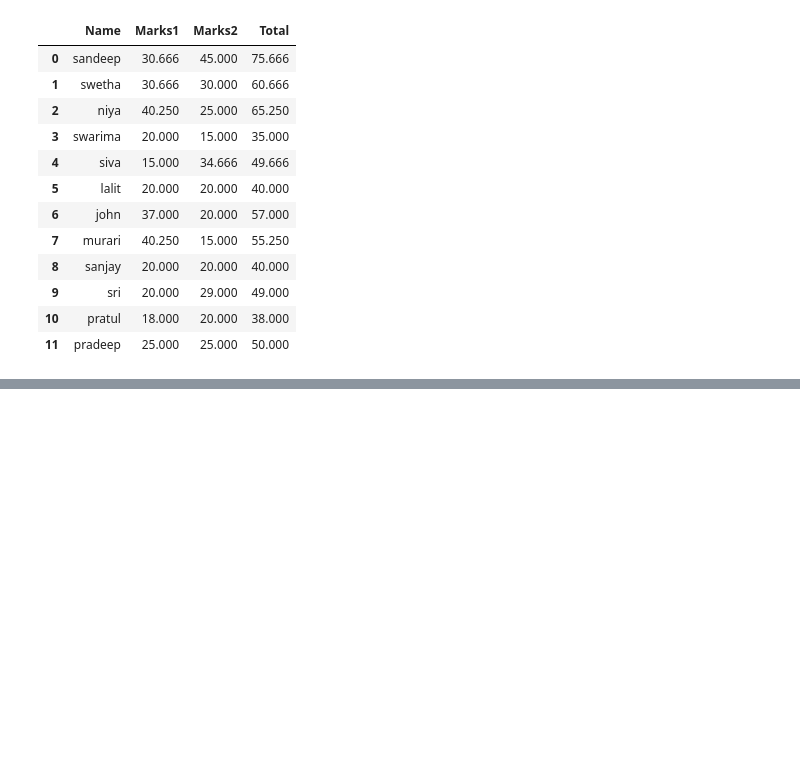
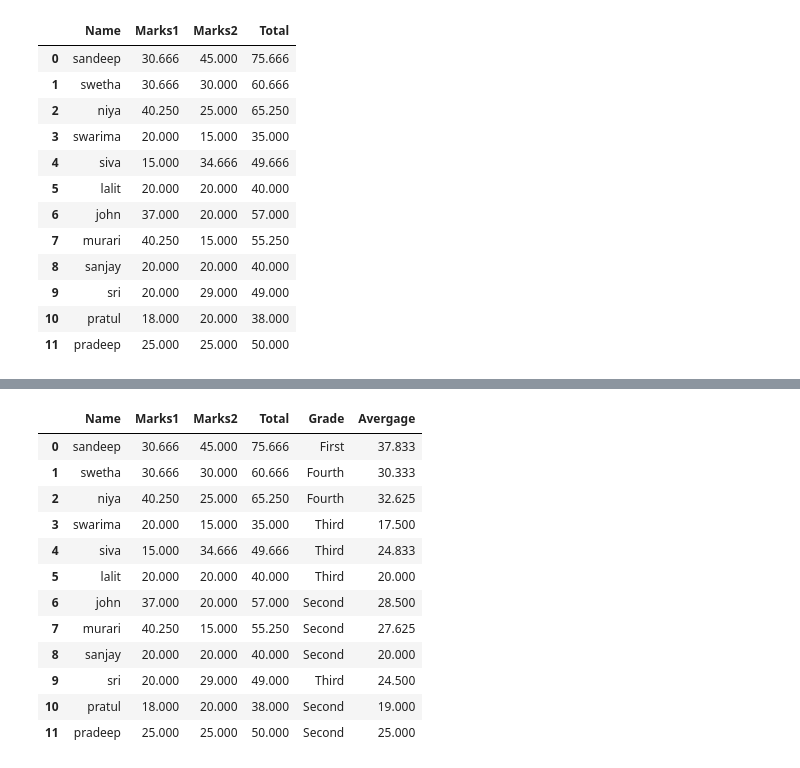
Before and after one commit to gridl/python-examples, a Jupyter notebook: pandas-basic.ipynb, the cells around one changed output, grey strips where cells are left out. Drawn from its saved outputs; the diff is of its cells as text; code cells hidden in the pictures; blank space fills up the shorter version.

Commit message:
pandas basic continue
pandas basic continue

```diff
--- a/panda-basic.ipynb
+++ b/pandas-basic.ipynb
@@ -489,7 +488,7 @@ df_iris.describe() # summary of numerical columns
 # %% [markdown]
 *** Modifying data in dataframe ***
 # %%
-df_marks = pd.read_csv('./data-files/panda/studentmarks2.csv', sep=",", header=None)
+df_marks = pd.read_csv('./data-files/pandas/studentmarks2.csv', sep=",", header=None)
 df_marks
 # %% [output]
 |  | 0 | 1 | 2 |
@@ -691,0 +693,3 @@ df_marks
+# %%
+df_marks['Grade'] = ['First','Fourth','Fourth','Third',"Third","Third","Second","Second","Second","Third","Second","Second" ]
+df_marks
@@ -691,0 +779,23 @@ df_marks
+# %%
+# Example: apply on rows
+# using the option axis=1 or axis='columns'
+# average marks of students
+def FindAvg(row):
+    return (row['Marks1']+row['Marks2'])/2
+
+df_marks['Avergage'] = df_marks.apply(FindAvg,axis=1)
+df_marks
+# %% [output]
+|  | Name | Marks1 | Marks2 | Total | Grade | Avergage |
+| 0 | sandeep | 30.666 | 45.000 | 75.666 | First | 37.833 |
+| 1 | swetha | 30.666 | 30.000 | 60.666 | Fourth | 30.333 |
+| 2 | niya | 40.250 | 25.000 | 65.250 | Fourth | 32.625 |
+| 3 | swarima | 20.000 | 15.000 | 35.000 | Third | 17.500 |
+| 4 | siva | 15.000 | 34.666 | 49.666 | Third | 24.833 |
+| 5 | lalit | 20.000 | 20.000 | 40.000 | Third | 20.000 |
+| 6 | john | 37.000 | 20.000 | 57.000 | Second | 28.500 |
+| 7 | murari | 40.250 | 15.000 | 55.250 | Second | 27.625 |
+| 8 | sanjay | 20.000 | 20.000 | 40.000 | Second | 20.000 |
+| 9 | sri | 20.000 | 29.000 | 49.000 | Third | 24.500 |
+| 10 | pratul | 18.000 | 20.000 | 38.000 | Second | 19.000 |
+| 11 | pradeep | 25.000 | 25.000 | 50.000 | Second | 25.000 |
```
Also changed, not shown: parts of 13 cells of this notebook, 6 other files.
